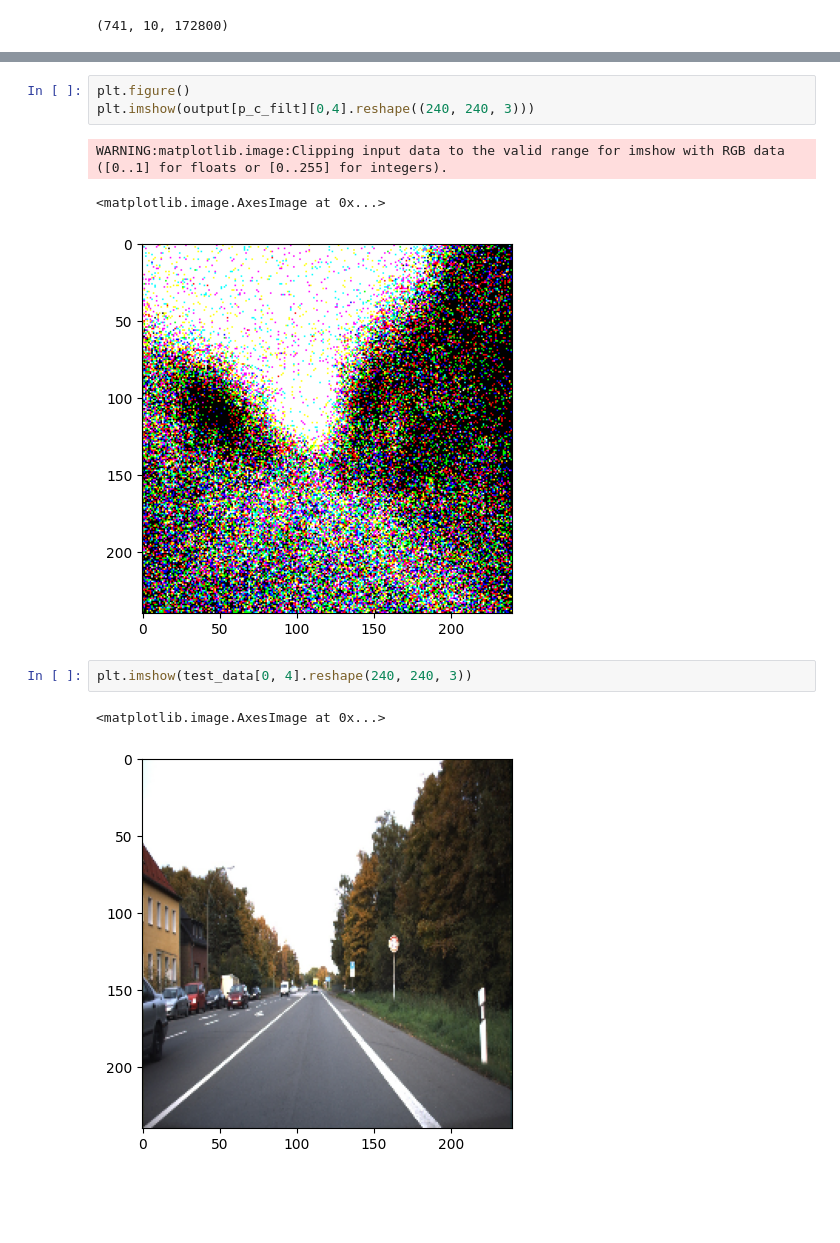
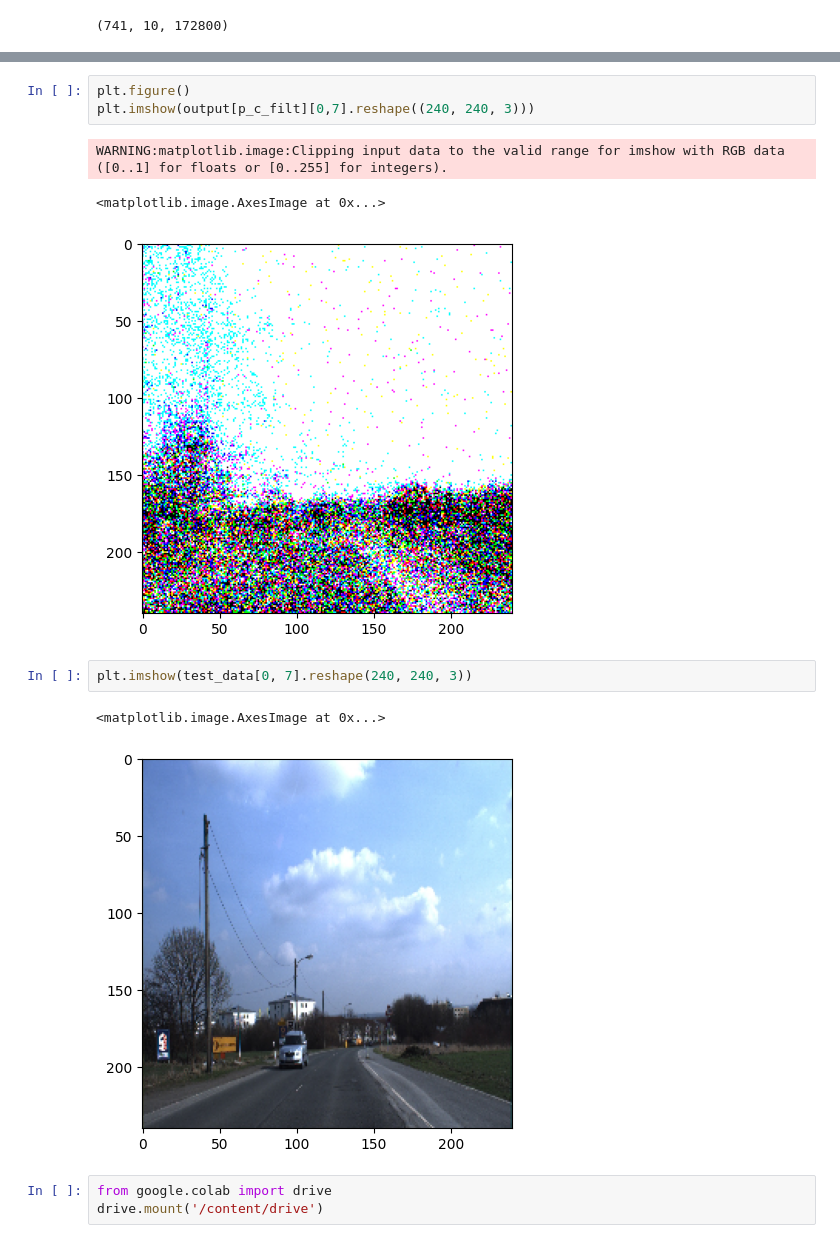
Before and after one commit to aidaaminian/snn-self-driving, a Jupyter notebook: bproj_autoencoder.ipynb, the cells around one changed output, grey strips where cells are left out. Cells and saved outputs as stored; diff of their text form; blank space fills up the shorter version.

```diff
--- a/bproj_autoencoder.ipynb
+++ b/bproj_autoencoder.ipynb
@@ -228,12 +227,15 @@ Construction finished in 0:00:04
 # %%
 plt.figure()
-plt.imshow(output[p_c_filt][0,4].reshape((240, 240, 3)))
+plt.imshow(output[p_c_filt][0,7].reshape((240, 240, 3)))
 # %% [output]
 WARNING:matplotlib.image:Clipping input data to the valid range for imshow with RGB data ([0..1] for floats or [0..255] for integers).
 <matplotlib.image.AxesImage at 0x...>
-[figure, old version]
+[figure, new version]
 # %%
-plt.imshow(test_data[0, 4].reshape(240, 240, 3))
+plt.imshow(test_data[0, 7].reshape(240, 240, 3))
 # %% [output]
 <matplotlib.image.AxesImage at 0x...>
-[figure, old version]
+[figure, new version]
+# %%
+from google.colab import drive
+drive.mount('/content/drive')
```
Also changed, not shown: parts of 8 cells of this notebook.
